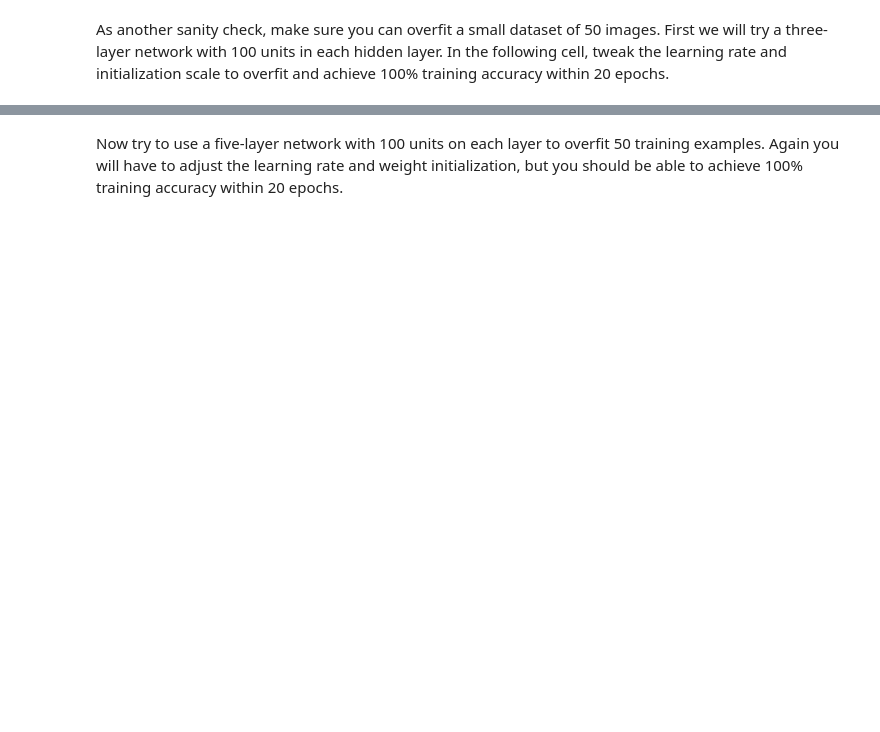
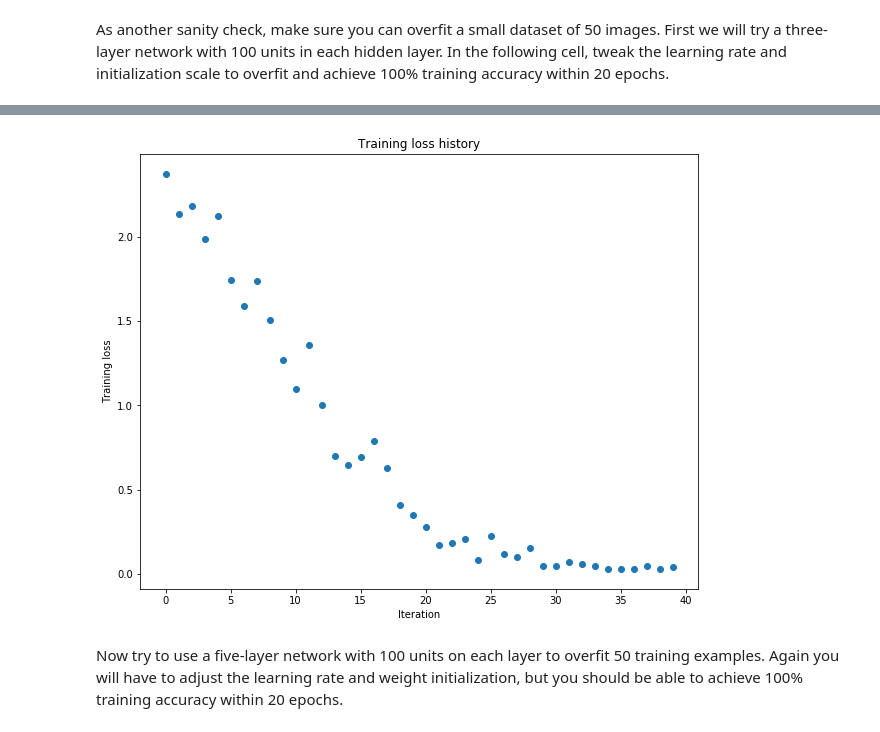
Before and after one commit to LaoJu/cs231n_assignment, a Jupyter notebook: assignment2/FullyConnectedNets.ipynb, the cells around one changed output, grey strips where cells are left out. Cells and saved outputs as stored; diff of their text form; code cells hidden in the pictures; blank space fills up the shorter version.

```diff
--- a/assignment2/FullyConnectedNets.ipynb
+++ b/assignment2/FullyConnectedNets.ipynb
@@ -386,7 +455,7 @@ small_data = {
 }
 
 weight_scale = 1e-2
-learning_rate = 1e-4
+learning_rate = 1e-2
 model = FullyConnectedNet([100, 100],
               weight_scale=weight_scale, dtype=np.float64)
 solver = Solver(model, small_data,
@@ -403,3 +472,4 @@ plt.title('Training loss history')
 plt.xlabel('Iteration')
 plt.ylabel('Training loss')
 plt.show()
+# %% [output]
@@ -406,3 +493,4 @@ plt.show()
+[figure, added]
 # %% [markdown]
 Now try to use a five-layer network with 100 units on each layer to overfit 50 training examples. Again you will have to adjust the learning rate and weight initialization, but you should be able to achieve 100% training accuracy within 20 epochs.
 # %%
```
Also changed, not shown: parts of 13 cells of this notebook, 2 other files.
